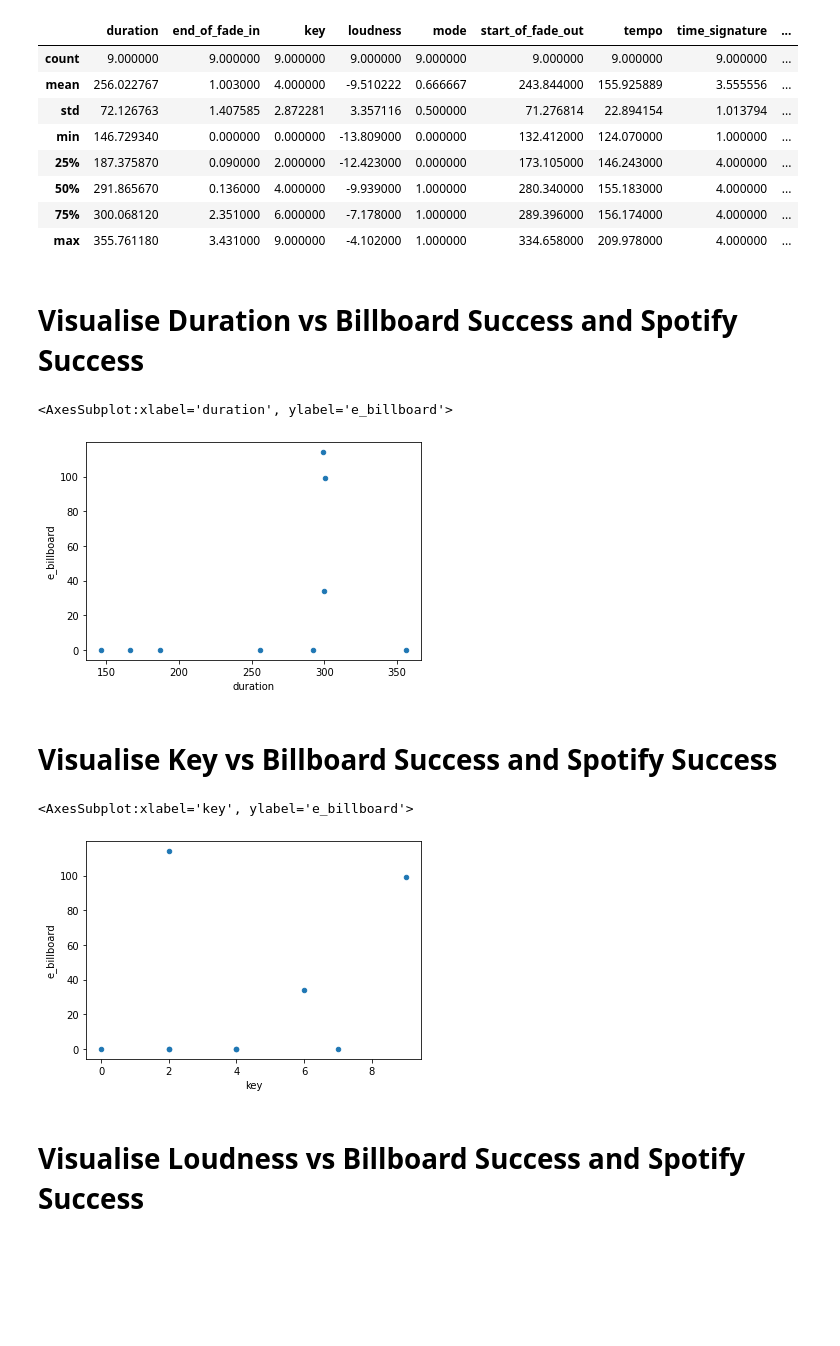
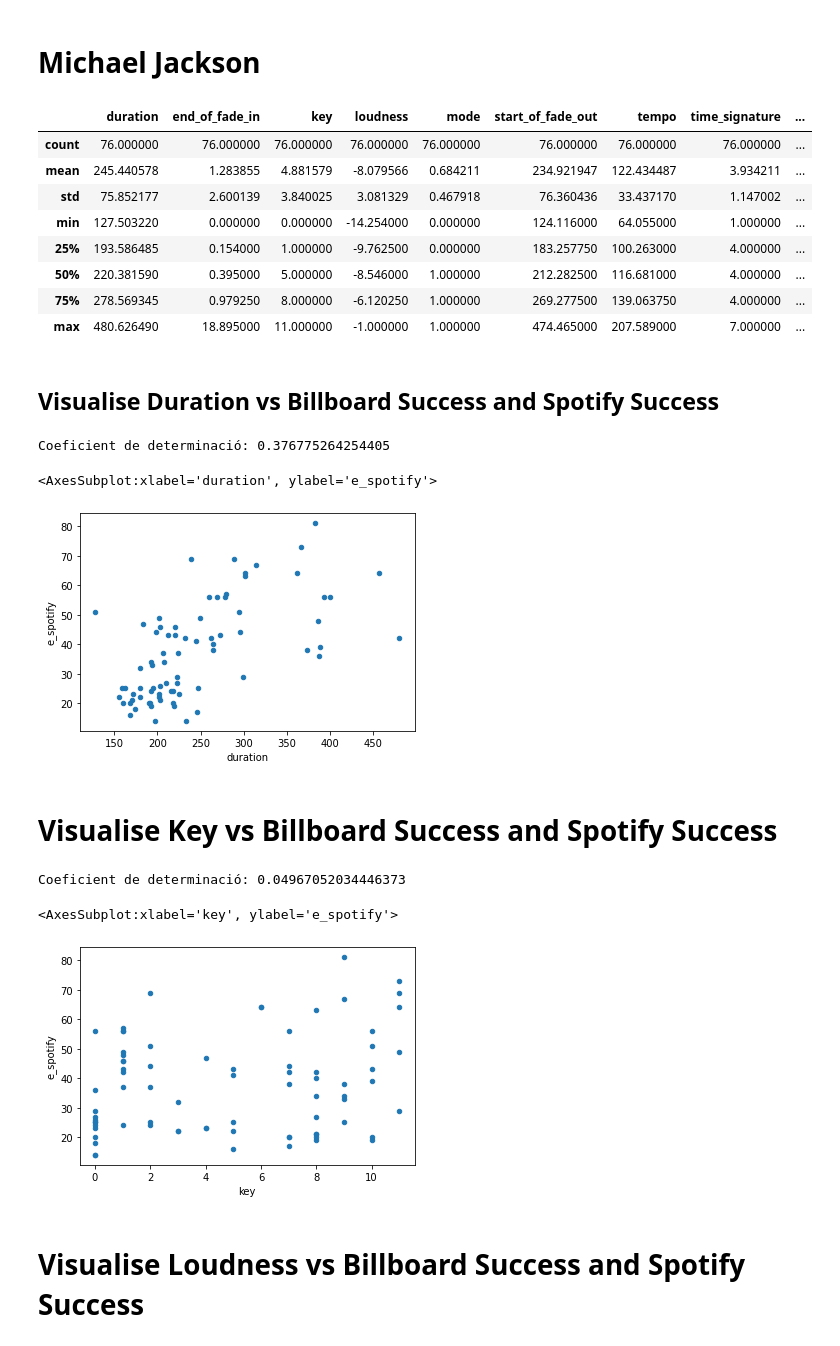
Before and after one commit to pbaldisa/musical-analysis, a Jupyter notebook: data_visualiser.ipynb, the cells around one changed output. Drawn from its saved outputs; the diff is of its cells as text; code cells hidden in the pictures; blank space fills up the shorter version.

```diff
--- a/data_visualiser.ipynb
+++ b/data_visualiser.ipynb
@@ -7,13 +16,16 @@ from sklearn.linear_model import LinearRegression
+# %% [markdown]
+<h1>Michael Jackson
 # %%
-df = pd.read_csv('./artist_data.csv')
+df = pd.read_csv('./final_data.csv')
+df = df[df['artist_name'] == 'Michael Jackson']
 df.describe()
 # %% [output]
 |  | duration | end_of_fade_in | key | loudness | mode | start_of_fade_out | tempo | time_signature | ... |
-| count | 9.000000 | 9.000000 | 9.000000 | 9.000000 | 9.000000 | 9.000000 | 9.000000 | 9.000000 | ... |
-| mean | 256.022767 | 1.003000 | 4.000000 | -9.510222 | 0.666667 | 243.844000 | 155.925889 | 3.555556 | ... |
-| std | 72.126763 | 1.407585 | 2.872281 | 3.357116 | 0.500000 | 71.276814 | 22.894154 | 1.013794 | ... |
-| min | 146.729340 | 0.000000 | 0.000000 | -13.809000 | 0.000000 | 132.412000 | 124.070000 | 1.000000 | ... |
-| 25% | 187.375870 | 0.090000 | 2.000000 | -12.423000 | 0.000000 | 173.105000 | 146.243000 | 4.000000 | ... |
-| 50% | 291.865670 | 0.136000 | 4.000000 | -9.939000 | 1.000000 | 280.340000 | 155.183000 | 4.000000 | ... |
-| 75% | 300.068120 | 2.351000 | 6.000000 | -7.178000 | 1.000000 | 289.396000 | 156.174000 | 4.000000 | ... |
-| max | 355.761180 | 3.431000 | 9.000000 | -4.102000 | 1.000000 | 334.658000 | 209.978000 | 4.000000 | ... |
+| count | 76.000000 | 76.000000 | 76.000000 | 76.000000 | 76.000000 | 76.000000 | 76.000000 | 76.000000 | ... |
+| mean | 245.440578 | 1.283855 | 4.881579 | -8.079566 | 0.684211 | 234.921947 | 122.434487 | 3.934211 | ... |
+| std | 75.852177 | 2.600139 | 3.840025 | 3.081329 | 0.467918 | 76.360436 | 33.437170 | 1.147002 | ... |
+| min | 127.503220 | 0.000000 | 0.000000 | -14.254000 | 0.000000 | 124.116000 | 64.055000 | 1.000000 | ... |
+| 25% | 193.586485 | 0.154000 | 1.000000 | -9.762500 | 0.000000 | 183.257750 | 100.263000 | 4.000000 | ... |
+| 50% | 220.381590 | 0.395000 | 5.000000 | -8.546000 | 1.000000 | 212.282500 | 116.681000 | 4.000000 | ... |
+| 75% | 278.569345 | 0.979250 | 8.000000 | -6.120250 | 1.000000 | 269.277500 | 139.063750 | 4.000000 | ... |
+| max | 480.626490 | 18.895000 | 11.000000 | -1.000000 | 1.000000 | 474.465000 | 207.589000 | 7.000000 | ... |
@@ -22,18 +32,26 @@ model = LinearRegression()
 # %% [markdown]
-<h1>Visualise Duration vs Billboard Success and Spotify Success
+<h2>Visualise Duration vs Billboard Success and Spotify Success
+# %%
+model = linear_regression_model(df, 'duration')
+# %% [output]
+Coeficient de determinació: 0.376775264254405
 # %%
-df.plot(x ='duration', y='e_billboard', kind = 'scatter')
+#df.plot(x ='duration', y='e_billboard', kind = 'scatter')
 df.plot(x ='duration', y='e_spotify', kind = 'scatter')
 # %% [output]
-<AxesSubplot:xlabel='duration', ylabel='e_billboard'>
+<AxesSubplot:xlabel='duration', ylabel='e_spotify'>
-[figure, old version]
+[figure, new version]
 # %% [markdown]
 <h1>Visualise Key vs Billboard Success and Spotify Success
+# %%
+model = linear_regression_model(df, 'key')
+# %% [output]
+Coeficient de determinació: 0.04967052034446373
 # %%
-df.plot(x ='key', y='e_billboard', kind = 'scatter')
+#df.plot(x ='key', y='e_billboard', kind = 'scatter')
 df.plot(x ='key', y='e_spotify', kind = 'scatter')
 # %% [output]
-<AxesSubplot:xlabel='key', ylabel='e_billboard'>
+<AxesSubplot:xlabel='key', ylabel='e_spotify'>
-[figure, old version]
+[figure, new version]
 # %% [markdown]
 <h1>Visualise Loudness vs Billboard Success and Spotify Success
```
Also changed, not shown: parts of 35 cells of this notebook, 26 other files.
